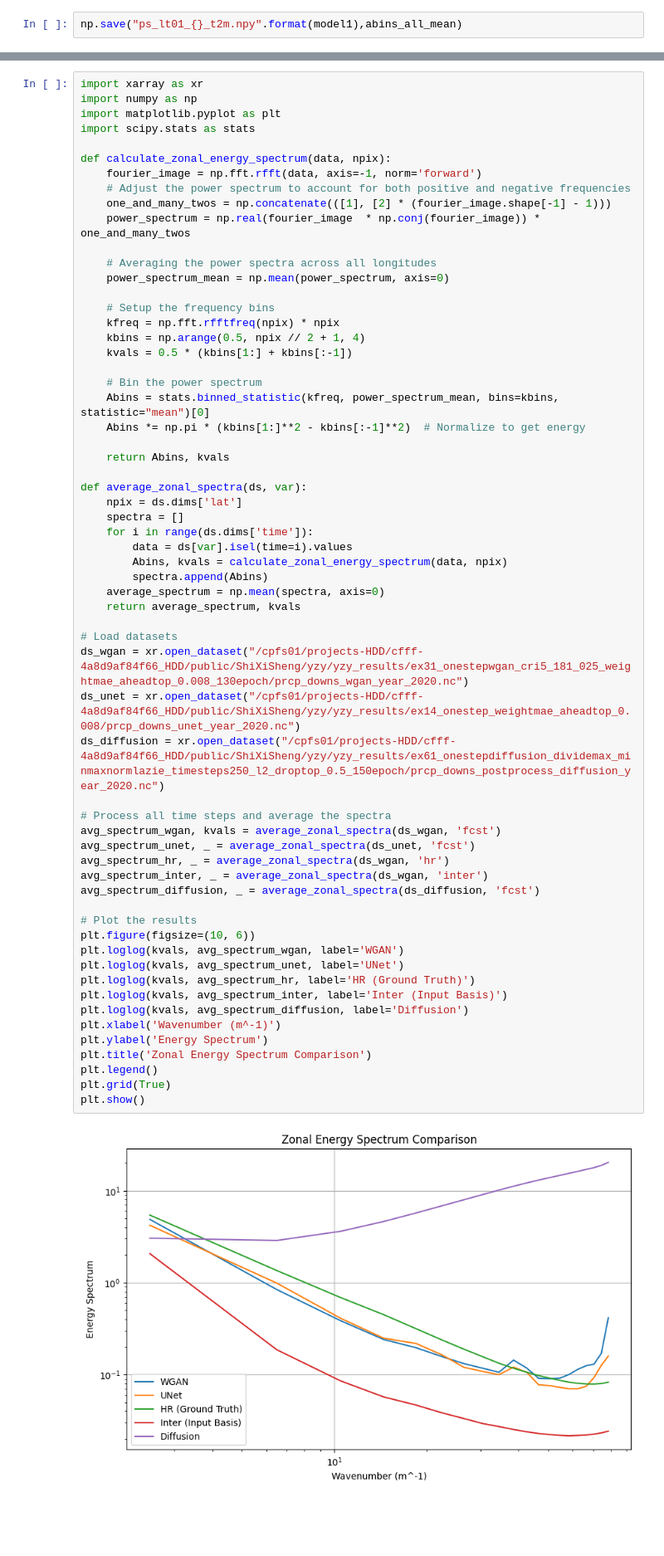
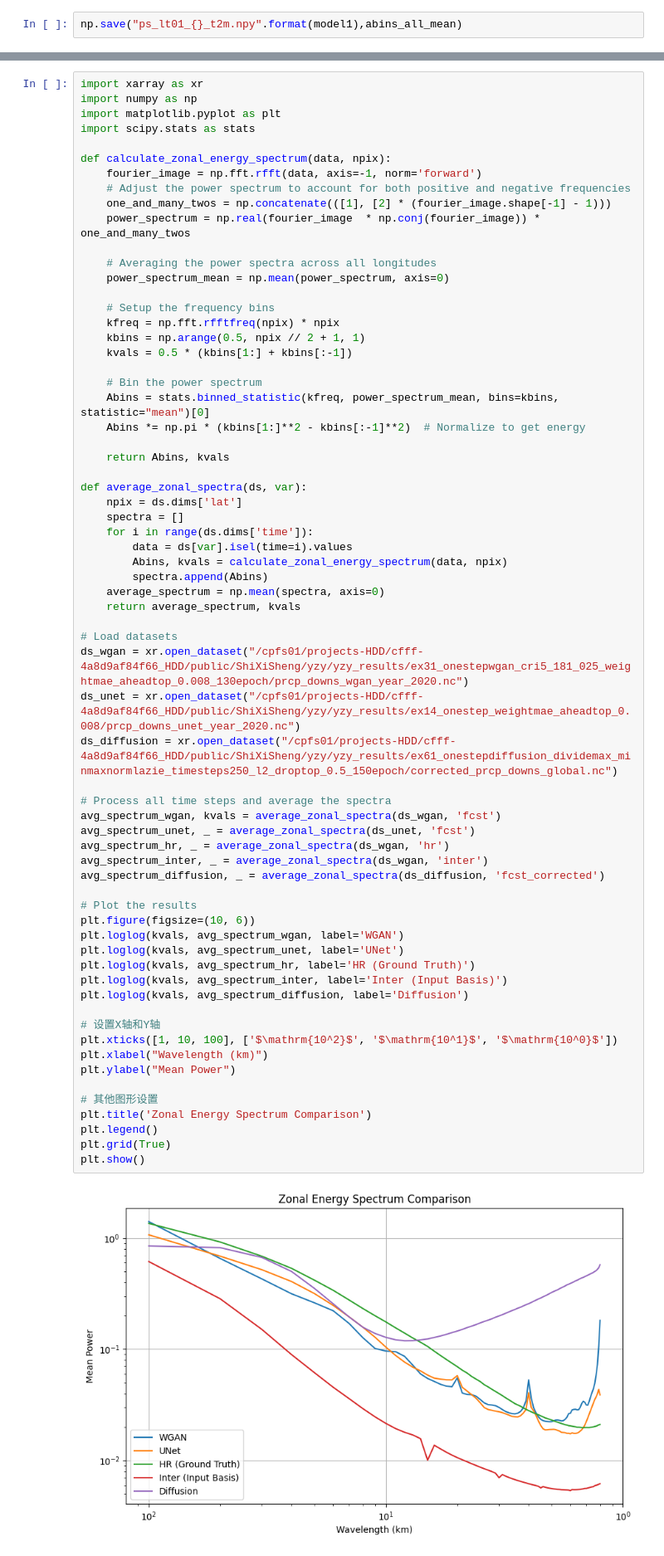
Before and after one commit to masak1112/precipitation_downscaling, a Jupyter notebook: precipitation_downscaling-bing_issue09_bias_correction/power_spectrum.ipynb, the cells around one changed output, grey strips where cells are left out. Shown at 83% size. Drawn from its saved outputs; the diff is of its cells as text; blank space fills up the shorter version.

Commit message:
"xiuzheng_diffusion"

```diff
--- a/precipitation_downscaling-bing_issue09_bias_correction/power_spectrum.ipynb
+++ b/precipitation_downscaling-bing_issue09_bias_correction/power_spectrum.ipynb
@@ -254,7 +254,7 @@ def calculate_zonal_energy_spectrum(data, npix):
 
     # Setup the frequency bins
     kfreq = np.fft.rfftfreq(npix) * npix
-    kbins = np.arange(0.5, npix // 2 + 1, 4)
+    kbins = np.arange(0.5, npix // 2 + 1, 1)
     kvals = 0.5 * (kbins[1:] + kbins[:-1])
 
     # Bin the power spectrum
@@ -268,38 +268,43 @@ def average_zonal_spectra(ds, var):
     spectra = []
     for i in range(ds.dims['time']):
         data = ds[var].isel(time=i).values
         Abins, kvals = calculate_zonal_energy_spectrum(data, npix)
         spectra.append(Abins)
     average_spectrum = np.mean(spectra, axis=0)
     return average_spectrum, kvals
 
 # Load datasets
 ds_wgan = xr.open_dataset("/cpfs01/projects-HDD/cfff-4a8d9af84f66_HDD/public/ShiXiSheng/yzy/yzy_results/ex31_onestepwgan_cri5_181_025_weightmae_aheadtop_0.008_130epoch/prcp_downs_wgan_year_2020.nc")
 ds_unet = xr.open_dataset("/cpfs01/projects-HDD/cfff-4a8d9af84f66_HDD/public/ShiXiSheng/yzy/yzy_results/ex14_onestep_weightmae_aheadtop_0.008/prcp_downs_unet_year_2020.nc")
-ds_diffusion = xr.open_dataset("/cpfs01/projects-HDD/cfff-4a8d9af84f66_HDD/public/ShiXiSheng/yzy/yzy_results/ex61_onestepdiffusion_dividemax_minmaxnormlazie_timesteps250_l2_droptop_0.5_150epoch/prcp_downs_postprocess_diffusion_year_2020.nc")
+ds_diffusion = xr.open_dataset("/cpfs01/projects-HDD/cfff-4a8d9af84f66_HDD/public/ShiXiSheng/yzy/yzy_results/ex61_onestepdiffusion_dividemax_minmaxnormlazie_timesteps250_l2_droptop_0.5_150epoch/corrected_prcp_downs_global.nc")
 
 # Process all time steps and average the spectra
 avg_spectrum_wgan, kvals = average_zonal_spectra(ds_wgan, 'fcst')
 avg_spectrum_unet, _ = average_zonal_spectra(ds_unet, 'fcst')
 avg_spectrum_hr, _ = average_zonal_spectra(ds_wgan, 'hr')
 avg_spectrum_inter, _ = average_zonal_spectra(ds_wgan, 'inter')
-avg_spectrum_diffusion, _ = average_zonal_spectra(ds_diffusion, 'fcst')
+avg_spectrum_diffusion, _ = average_zonal_spectra(ds_diffusion, 'fcst_corrected')
 
 # Plot the results
 plt.figure(figsize=(10, 6))
 plt.loglog(kvals, avg_spectrum_wgan, label='WGAN')
 plt.loglog(kvals, avg_spectrum_unet, label='UNet')
 plt.loglog(kvals, avg_spectrum_hr, label='HR (Ground Truth)')
 plt.loglog(kvals, avg_spectrum_inter, label='Inter (Input Basis)')
 plt.loglog(kvals, avg_spectrum_diffusion, label='Diffusion')
-plt.xlabel('Wavenumber (m^-1)')
-plt.ylabel('Energy Spectrum')
+
+# 设置X轴和Y轴
+plt.xticks([1, 10, 100], ['$\mathrm{10^2}$', '$\mathrm{10^1}$', '$\mathrm{10^0}$'])
+plt.xlabel("Wavelength (km)")
+plt.ylabel("Mean Power")
+
+# 其他图形设置
 plt.title('Zonal Energy Spectrum Comparison')
 plt.legend()
 plt.grid(True)
 plt.show()
 # %% [output]
-[figure, old version]
+[figure, new version]
 # %%
 import xarray as xr
 import numpy as np
```
Also changed, not shown: 4 other files.
